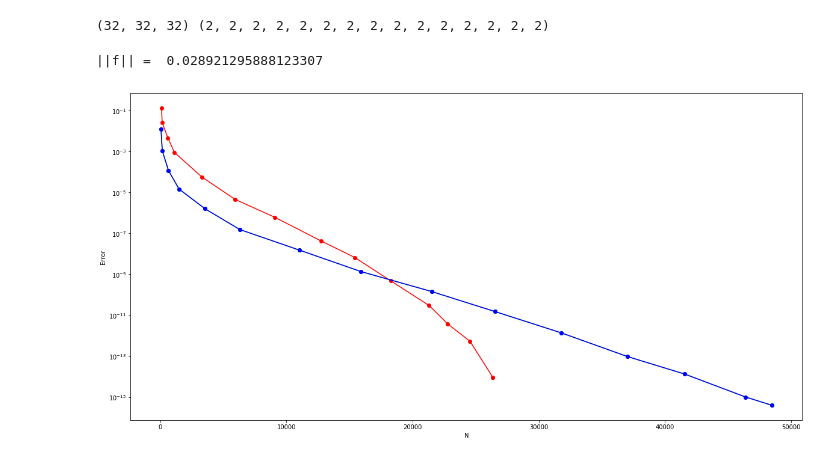
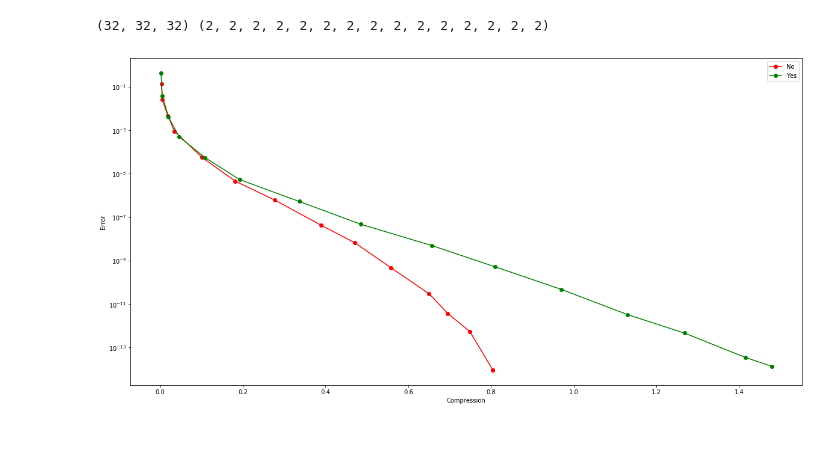
Before and after one commit to KornevEK/Boltzmann, a Jupyter notebook: Array.ipynb, the cells around one changed output. Cells and saved outputs as stored; diff of their text form; code cells hidden in the pictures.

```diff
--- a/Array.ipynb
+++ b/Array.ipynb
@@ -60,15 +60,15 @@ q = b + b + b
 
 f1 = np.reshape(f.ravel(), q)
 
-f2 = np.zeros(q)
+#f2 = np.zeros(q)
 
-for k in range(2**d):
-    for i in range(2**d):
-        for j in range(2**d):
-            J = np.unravel_index(i, b)
-            K = np.unravel_index(j, b)
-            L = np.unravel_index(k, b)
-            f2[J + K + L] = f[i, j, k]
+#for k in range(2**d):
+#    for i in range(2**d):
+#        for j in range(2**d):
+#            J = np.unravel_index(i, b)
+#            K = np.unravel_index(j, b)
+#            L = np.unravel_index(k, b)
+#            f2[J + K + L] = f[i, j, k]
 
 print f.shape, f1.shape
 #f = a[:, 2]
@@ -78,43 +78,36 @@ print f.shape, f1.shape
 # %%
 f_tt = tt.tensor(f)
 f1_tt = tt.tensor(f1)
-f2_tt = tt.tensor(f2)
+#f2_tt = tt.tensor(f2)
 
 n = 15
 t = (np.array((0.1))) ** (np.arange(n))
 s = np.zeros(n)
 l = np.zeros(n)
 s1 = np.zeros(n)
 l1 = np.zeros(n)
-s2 = np.zeros(n)
-l2 = np.zeros(n)
+#s2 = np.zeros(n)
+#l2 = np.zeros(n)
 
 for i in range(n):
     s[i] = np.linalg.norm((f - f_tt.round(t[i]).full())/np.linalg.norm(f))
-    l[i] = f_tt.round(t[i]).core.size
-    s1[i] = np.linalg.norm(f1 - f1_tt.round(t[i]).full())
-    l1[i] = f1_tt.round(t[i]).core.size
-    s2[i] = np.linalg.norm(f2 - f2_tt.round(t[i]).full())
-    l2[i] = f2_tt.round(t[i]).core.size
+    l[i] = f_tt.round(t[i]).core.size/(32. ** 3)
+    s1[i] = np.linalg.norm((f1 - f1_tt.round(t[i]).full())/np.linalg.norm(f1))
+    l1[i] = f1_tt.round(t[i]).core.size/(32. ** 3)
+#    s2[i] = np.linalg.norm((f2 - f2_tt.round(t[i]).full())/np.linalg.norm(f2))
+#    l2[i] = f2_tt.round(t[i]).core.size
 
-fig, ax1 = plt.subplots(1, figsize = (20,10))
+fig, ax = plt.subplots(1, figsize = (20,10))
 
-ax1.semilogy(l, s, '-ro')
-ax1.semilogy(l1, s1, '-go')
-ax1.semilogy(l2, s2, '-bo')
-ax1.set_xlabel('N')
-ax1.set_ylabel('Error')
+line, = ax.semilogy(l, s, '-ro')
+line.set_label('No')
+line, = ax.semilogy(l1, s1, '-go')
+line.set_label('Yes')
+ax.set_xlabel('Compression')
+ax.set_ylabel('Error')
 
-print '||f|| = ', np.linalg.norm(f)
-#fig, ax = plt.subplots()
-
-#im = ax.imshow(f, interpolation='bilinear',
-#               origin='lower', extent=[-21.5, 22.5, -21.5, 22.5],
-#               vmax=abs(f).max(), vmin=-abs(f).max())
-
-#fig.savefig("flow.png")
-
+ax.legend()
+plt.savefig('array_compression.png', dpi = 100, format = 'png')
 plt.show()
 # %% [output]
-||f|| =  0.028921295888123307
-[figure, old version]
+[figure, new version]
```
Also changed, not shown: parts of 1 cell of this notebook, 2 other files.
